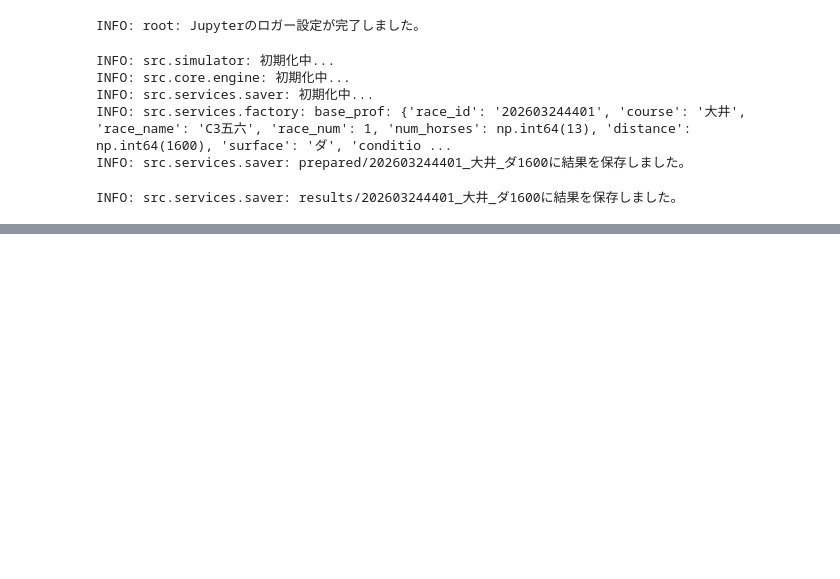
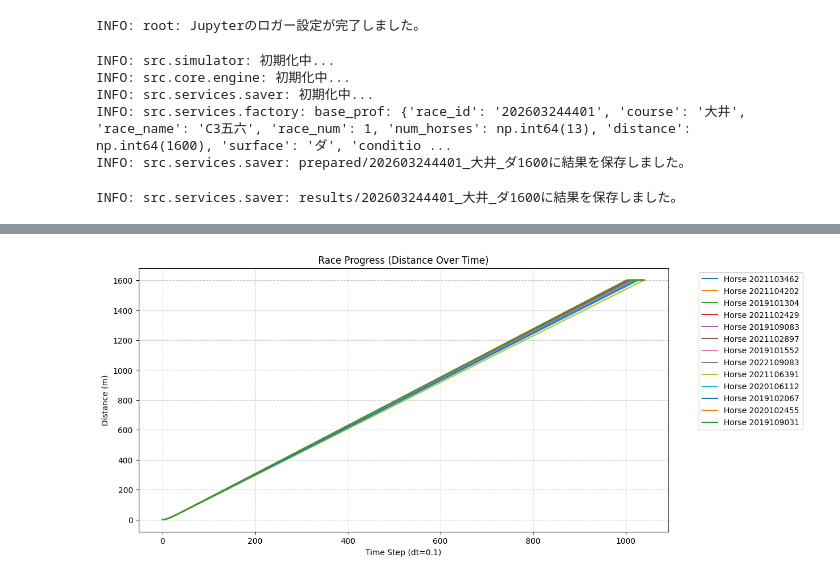
Before and after one commit to My-Game-Manage/NKSimulator, a Jupyter notebook: notebooks/experimental_lab.ipynb, the cells around one changed output, grey strips where cells are left out. Saved outputs shown, nothing was run; the diff lists cells and outputs as text; code cells hidden in the pictures; blank space fills up the shorter version.

```diff
--- a/notebooks/experimental_lab.ipynb
+++ b/notebooks/experimental_lab.ipynb
@@ -63,3 +235,36 @@ INFO: src.services.saver: results/202603244401_大井_ダ1600に結果を保存
+# %%
+import pandas as pd
+import matplotlib.pyplot as plt
+from src.models.race_data import RaceSnapshot
+
+def plot_race_results(history: list[RaceSnapshot]):
+    # 1. 履歴リストを、Pandasが扱いやすい「辞書のリスト」に変換
+    data_log = []
+    for snapshot in history:
+        # 各ステップのデータを抽出
+        row = {h_id: h_s.distance for h_id, h_s in snapshot.horses.items()}
+        row['step'] = snapshot.step
+        data_log.append(row)
+
+    # 2. DataFrameを作成し、stepをインデックス（横軸）にする
+    df = pd.DataFrame(data_log).set_index('step')
+
+    # 3. グラフの描画
+    plt.figure(figsize=(12, 6))
+    for horse_id in df.columns:
+        plt.plot(df.index, df[horse_id], label=f"Horse {horse_id}")
+
+    plt.title("Race Progress (Distance Over Time)")
+    plt.xlabel("Time Step (dt=0.1)")
+    plt.ylabel("Distance (m)")
+    plt.grid(True, linestyle='--', alpha=0.7)
+    plt.legend(bbox_to_anchor=(1.05, 1), loc='upper left') # 凡例を外側に
+    plt.show()
+
+# 実行
+plot_race_results(history)
+# %% [output]
+[figure, added]
 # %%
 # デバッグテスト用
 from src.simulator import RaceSimulator
```
Also changed, not shown: parts of 3 cells of this notebook, 4 other files.
